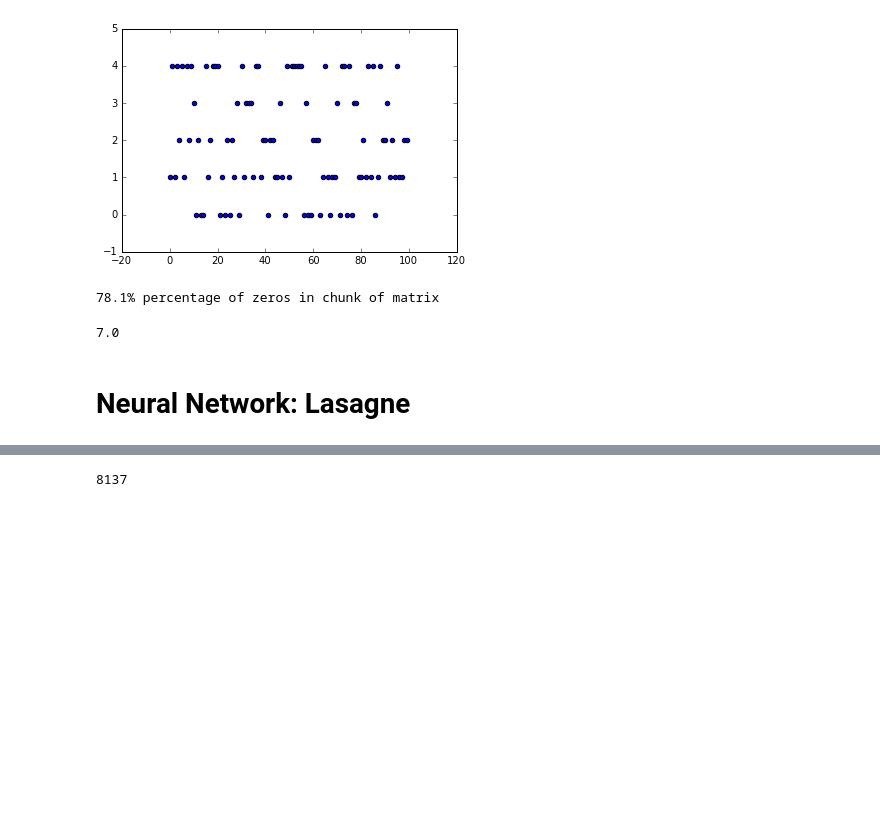
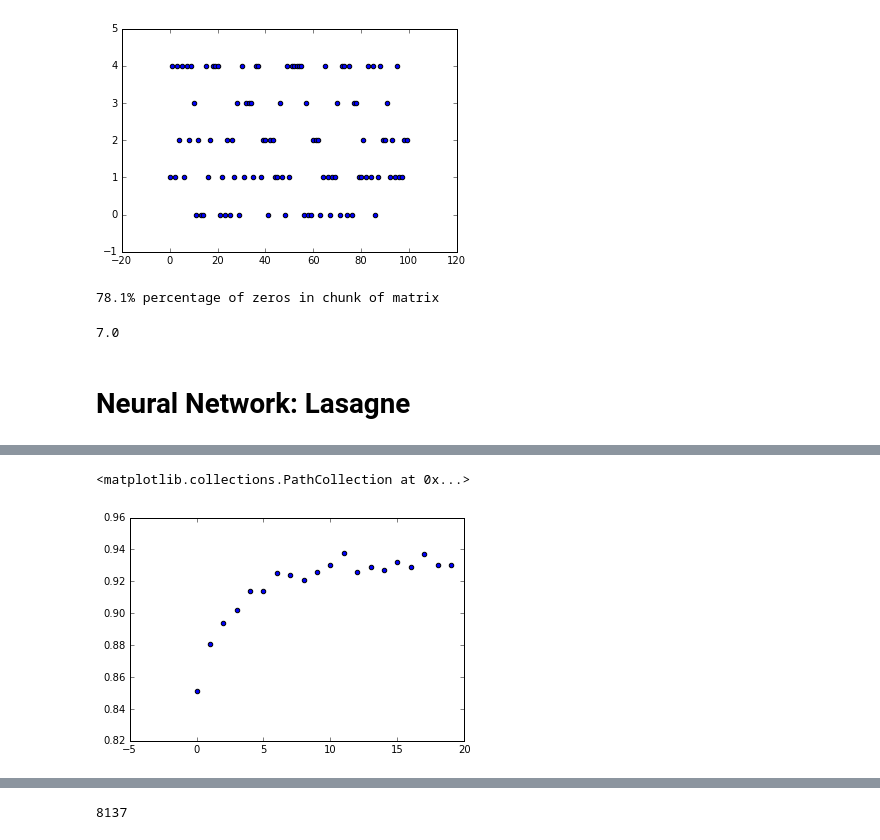
Before and after one commit to zcamilo/MachineBurning, a Jupyter notebook: p3/lib_testing.ipynb, the cells around one changed output, grey strips where cells are left out. Cells and saved outputs as stored; diff of their text form; code cells hidden in the pictures; blank space fills up the shorter version.

```diff
--- a/p3/lib_testing.ipynb
+++ b/p3/lib_testing.ipynb
@@ -243,3 +245,8 @@ Final results:
+# %%
+scatter(arange(len(percs)),percs)
+# %% [output]
+<matplotlib.collections.PathCollection at 0x...>
+[figure, added]
 # %%
 final = result.eval()
 final
```
Also changed, not shown: parts of 17 cells of this notebook, 2 other files.
